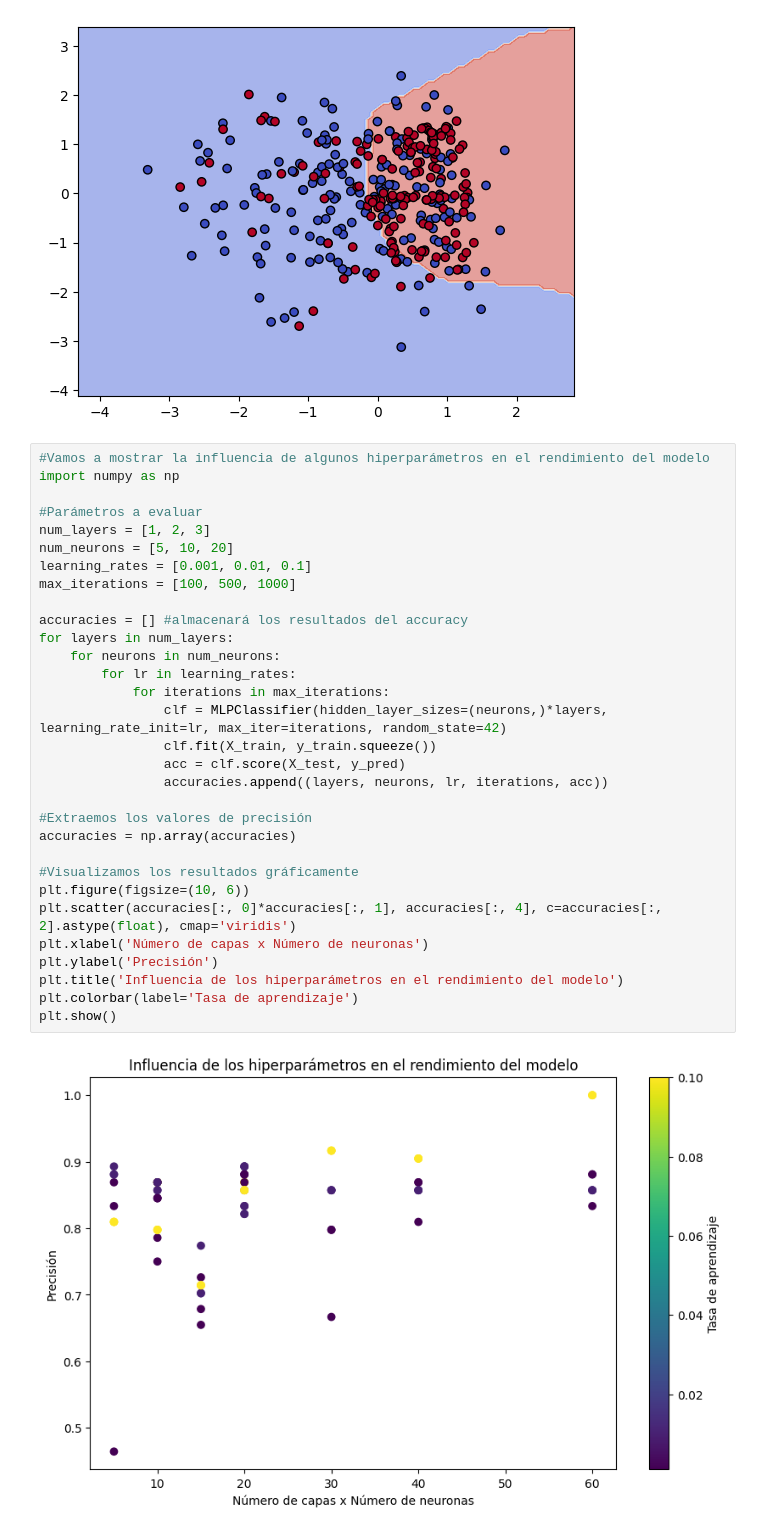
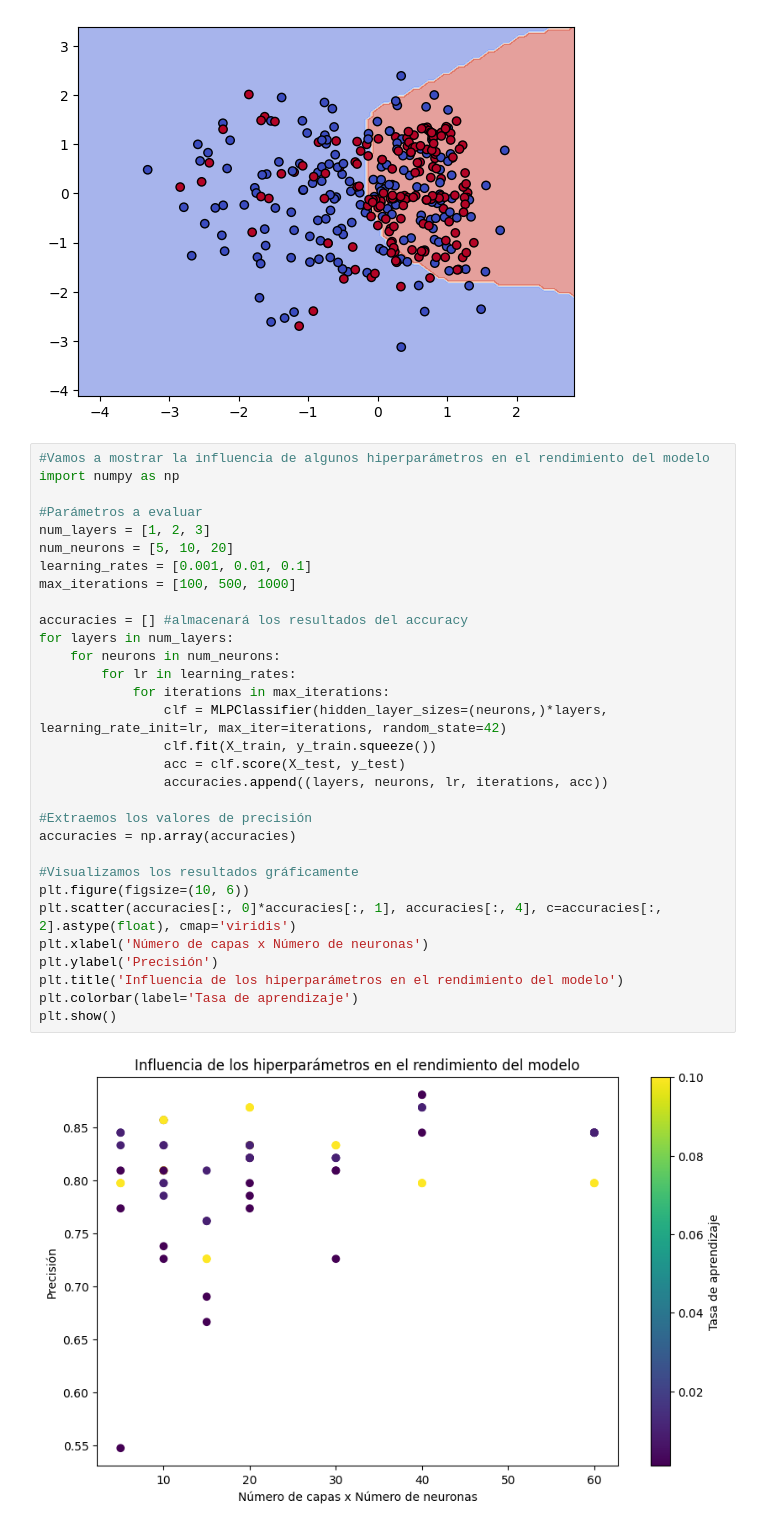
Before and after one commit to EnriGF/Proyecto_ML, a Jupyter notebook: RedesNeuronales.ipynb, the cells around one changed output. Drawn from its saved outputs; the diff is of its cells as text.

```diff
--- a/RedesNeuronales.ipynb
+++ b/RedesNeuronales.ipynb
@@ -102,32 +102,32 @@ plt.show()
 #Vamos a mostrar la influencia de algunos hiperparámetros en el rendimiento del modelo
 import numpy as np
 
 #Parámetros a evaluar
 num_layers = [1, 2, 3]
 num_neurons = [5, 10, 20]
 learning_rates = [0.001, 0.01, 0.1]
 max_iterations = [100, 500, 1000]
 
 accuracies = [] #almacenará los resultados del accuracy
 for layers in num_layers:
     for neurons in num_neurons:
         for lr in learning_rates:
             for iterations in max_iterations:
                 clf = MLPClassifier(hidden_layer_sizes=(neurons,)*layers, learning_rate_init=lr, max_iter=iterations, random_state=42)
                 clf.fit(X_train, y_train.squeeze())
-                acc = clf.score(X_test, y_pred)
+                acc = clf.score(X_test, y_test)
                 accuracies.append((layers, neurons, lr, iterations, acc))
 
 #Extraemos los valores de precisión
 accuracies = np.array(accuracies)
 
 #Visualizamos los resultados gráficamente
 plt.figure(figsize=(10, 6))
 plt.scatter(accuracies[:, 0]*accuracies[:, 1], accuracies[:, 4], c=accuracies[:, 2].astype(float), cmap='viridis')
 plt.xlabel('Número de capas x Número de neuronas')
 plt.ylabel('Precisión')
 plt.title('Influencia de los hiperparámetros en el rendimiento del modelo')
 plt.colorbar(label='Tasa de aprendizaje')
 plt.show()
 # %% [output]
-[figure, old version]
+[figure, new version]
```
